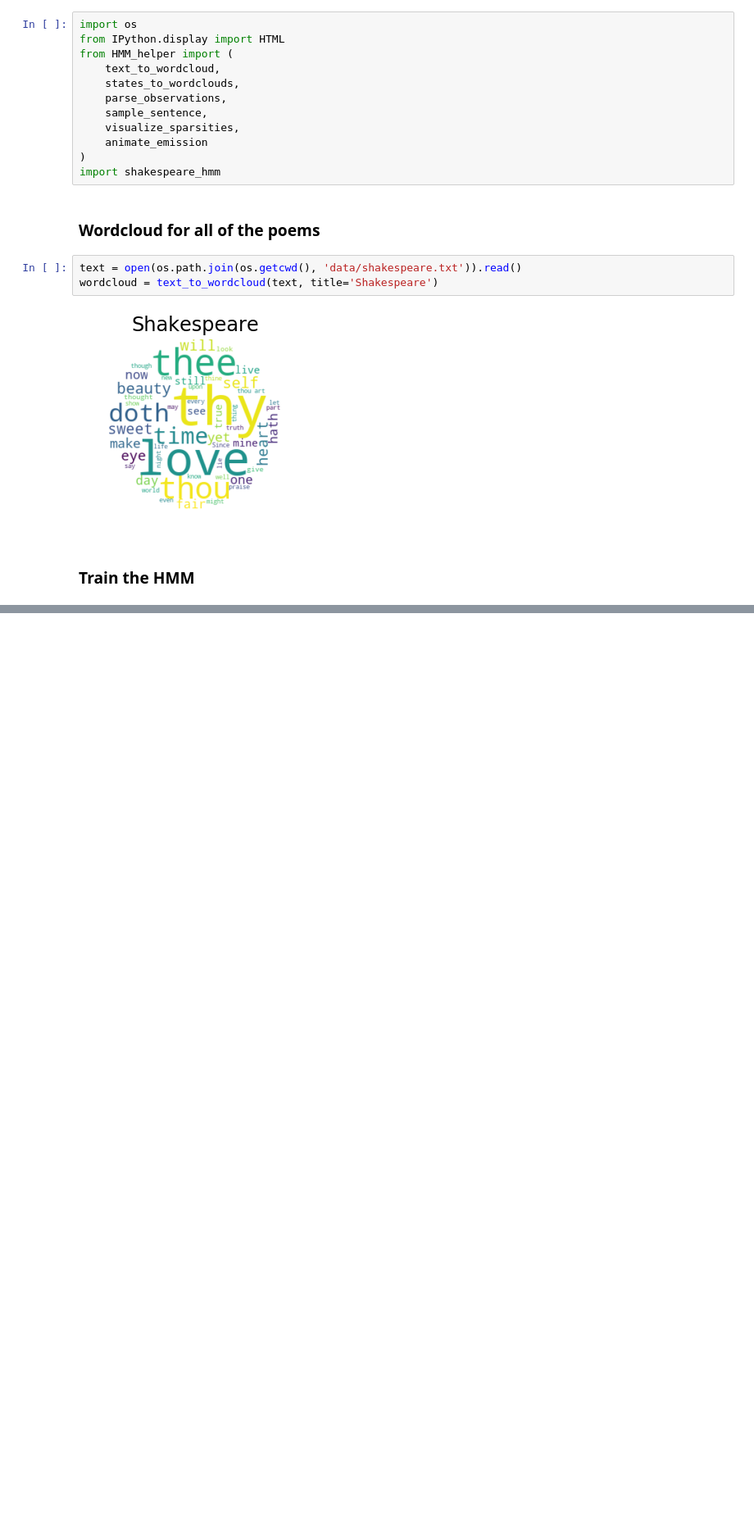
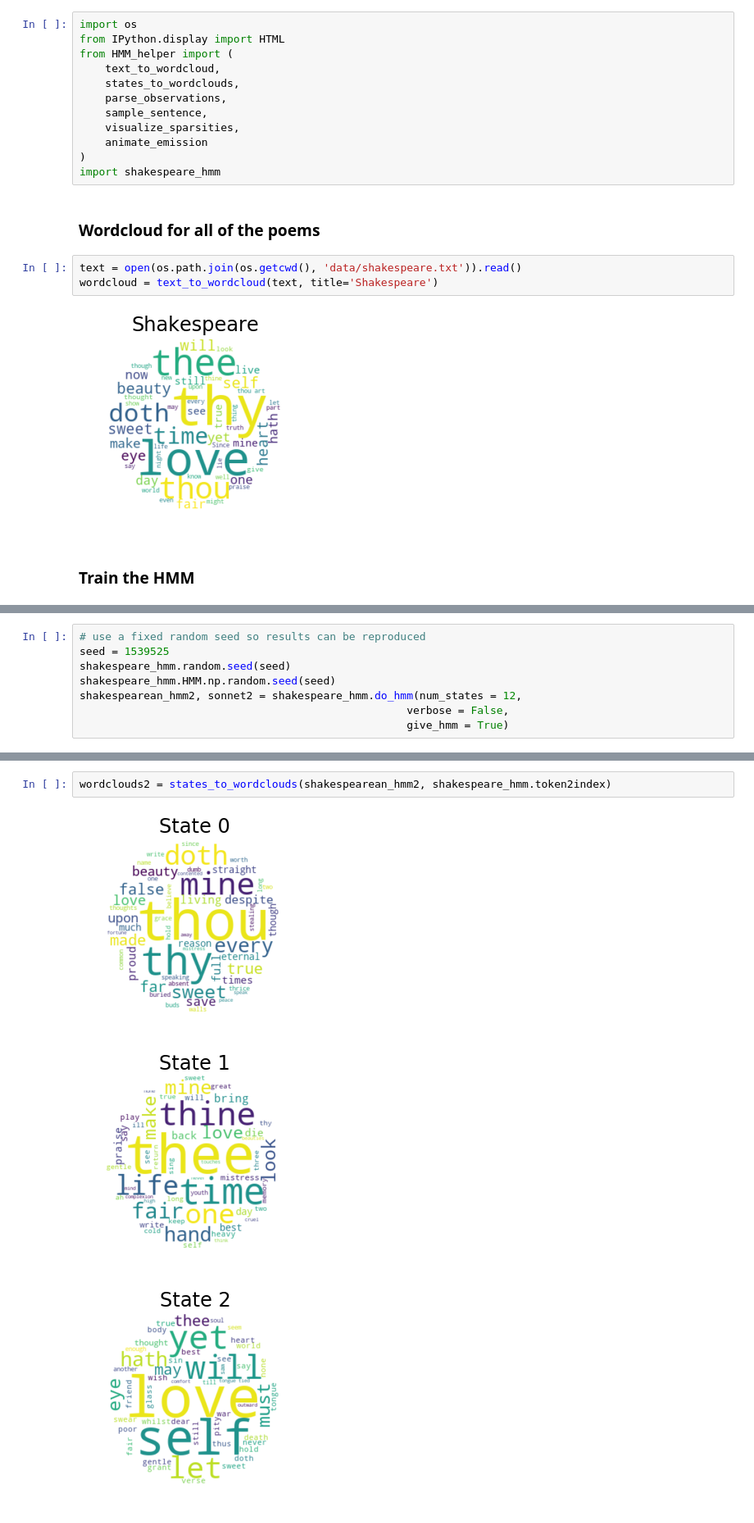
Before and after one commit to aristocrates/shakespeare, a Jupyter notebook: Release/HMM_visualization.ipynb, the cells around one changed output, grey strips where cells are left out. Shown at 82% size. Saved outputs shown, nothing was run; the diff lists cells and outputs as text; blank space fills up the shorter version.

Commit message:
Fix random seeding

```diff
--- a/Release/HMM_visualization.ipynb
+++ b/Release/HMM_visualization.ipynb
@@ -39,0 +79,8 @@ HTML(anim.to_html5_video())
+# %%
+# use a fixed random seed so results can be reproduced
+seed = 1539525
+shakespeare_hmm.random.seed(seed)
+shakespeare_hmm.HMM.np.random.seed(seed)
+shakespearean_hmm2, sonnet2 = shakespeare_hmm.do_hmm(num_states = 12,
+                                                   verbose = False,
+                                                   give_hmm = True)
@@ -39,0 +111,6 @@ HTML(anim.to_html5_video())
+# %%
+wordclouds2 = states_to_wordclouds(shakespearean_hmm2, shakespeare_hmm.token2index)
+# %% [output]
+[figure, added]
+[figure, added]
+[figure, added]
```
Also changed, not shown: parts of 8 cells of this notebook, 17 other files.
